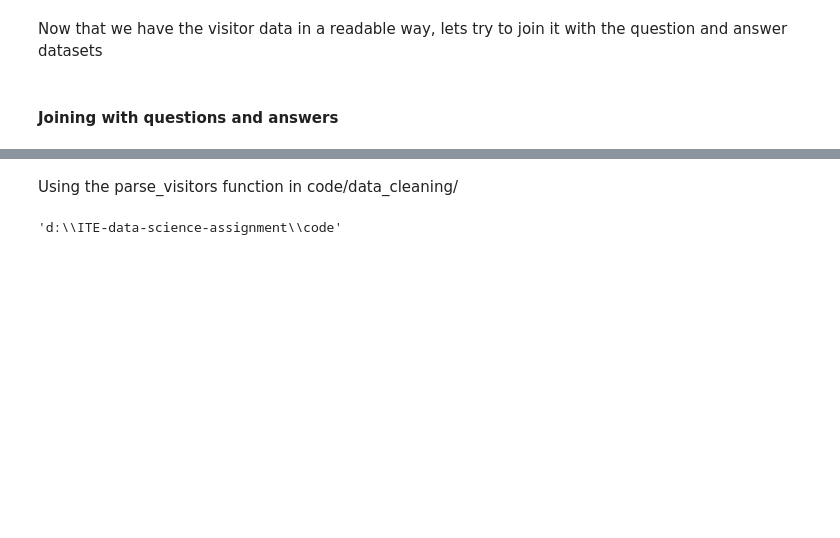
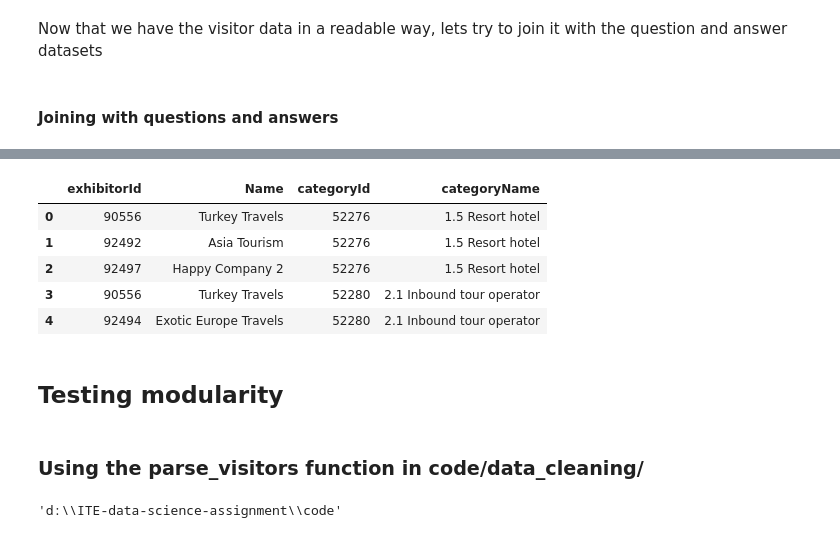
Before and after one commit to CyanideAngel/ITE-data-science-assignment, a Jupyter notebook: code/eda.ipynb, the cells around one changed output, grey strips where cells are left out. Drawn from its saved outputs; the diff is of its cells as text; code cells hidden in the pictures; blank space fills up the shorter version.

```diff
--- a/code/eda.ipynb
+++ b/code/eda.ipynb
@@ -316,0 +330,5 @@ final_df.shape
+# %%
+# explode the category list to each row
+exploded_exhibitors = exhibitors.explode('category_list').drop('MainCategories', axis=1)
+exploded_exhibitors.rename({"category_list": 'categoryId'}, axis=1, inplace=True)
+exploded_exhibitors.head()
@@ -317,5 +342,21 @@ final_df.shape
+# %%
+# For the join on categoryId later on, need to typecast this to string as well
+categories['categoryId'] = categories['categoryId'].astype(str)
+
+# mapping categories using categoryId
+exhibitor_data = exploded_exhibitors.merge(categories, on='categoryId', how='inner')
+exhibitor_data.head()
+# %% [output]
+|  | exhibitorId | Name | categoryId | categoryName |
+| 0 | 90556 | Turkey Travels | 52276 | 1.5 Resort hotel |
+| 1 | 92492 | Asia Tourism | 52276 | 1.5 Resort hotel |
+| 2 | 92497 | Happy Company 2 | 52276 | 1.5 Resort hotel |
+| 3 | 90556 | Turkey Travels | 52280 | 2.1 Inbound tour operator |
+| 4 | 92494 | Exotic Europe Travels | 52280 | 2.1 Inbound tour operator |
+# %% [markdown]
+## Testing modularity
 # %% [markdown]
-Using the parse_visitors function in code/data_cleaning/
+### Using the parse_visitors function in code/data_cleaning/
 # %%
 %pwd
 # %% [output]
```
Also changed, not shown: parts of 14 cells of this notebook, 4 other files.
